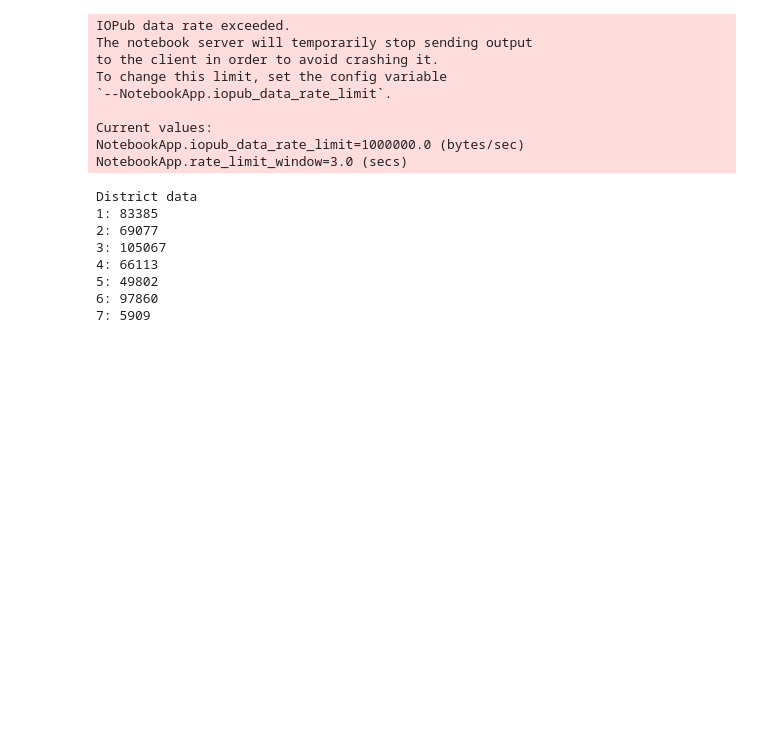
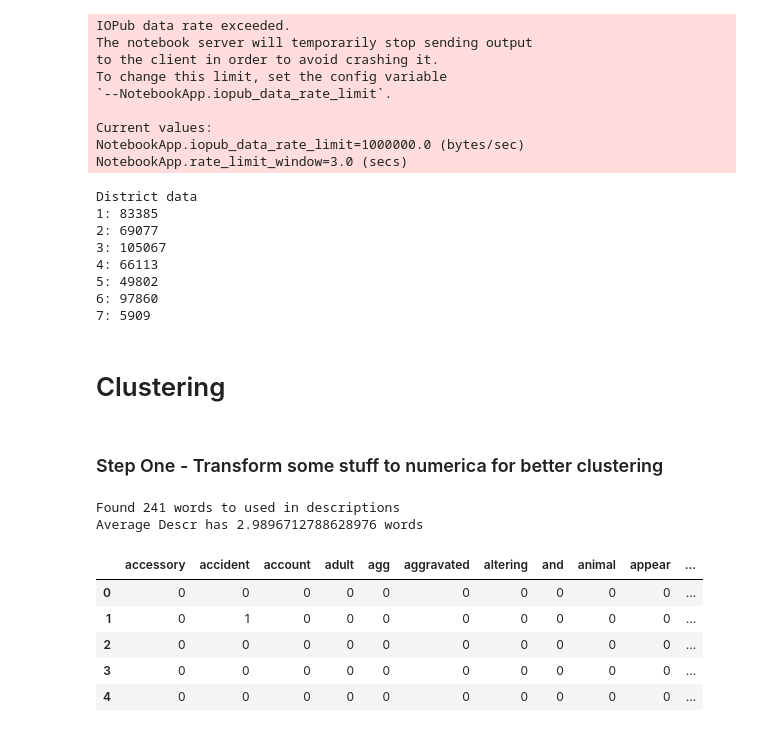
Before and after one commit to Anthony8887/Coursera_Capstone, a Jupyter notebook: Coursera Capstone final.ipynb, the cells around one changed output. Saved outputs shown, nothing was run; the diff lists cells and outputs as text; code cells hidden in the pictures; blank space fills up the shorter version.

Commit message:
new stuff2

```diff
--- a/Coursera Capstone final.ipynb
+++ b/Coursera Capstone final.ipynb
@@ -134,3 +134,35 @@ District data
 5: 49802
 6: 97860
 7: 5909
+# %% [markdown]
+# Clustering
+# %% [markdown]
+### Step One - Transform some stuff to numerica for better clustering
+# %%
+from sklearn.feature_extraction.text import CountVectorizer
+good_cluster_column = 'OFFENSE_TYPE_ID'
+avg_num_words = df[good_cluster_column].apply(lambda x: len(x.split('-'))).mean()
+vectorizer = CountVectorizer(binary=True, min_df=15)
+output = vectorizer.fit_transform(df[good_cluster_column]).todense()
+num_tokens = len(vectorizer.vocabulary_)
+print("Found {} words to used in descriptions".format(num_tokens))
+print("Average Descr has {} words".format(avg_num_words))
+# %% [output]
+Found 241 words to used in descriptions
+Average Descr has 2.9896712788628976 words
+# %%
+vocab = [''] * len(vectorizer.vocabulary_)
+for word, ind in vectorizer.vocabulary_.items():
+    vocab[ind] = word
+transformed_df = pd.DataFrame(data=output, columns=vocab)
+transformed_df['IS_CRIME'] = df['IS_CRIME']
+transformed_df['IS_TRAFFIC'] = df['IS_TRAFFIC']
+# %%
+transformed_df.head()
+# %% [output]
+|  | accessory | accident | account | adult | agg | aggravated | altering | and | animal | appear | ... |
+| 0 | 0 | 0 | 0 | 0 | 0 | 0 | 0 | 0 | 0 | 0 | ... |
+| 1 | 0 | 1 | 0 | 0 | 0 | 0 | 0 | 0 | 0 | 0 | ... |
+| 2 | 0 | 0 | 0 | 0 | 0 | 0 | 0 | 0 | 0 | 0 | ... |
+| 3 | 0 | 0 | 0 | 0 | 0 | 0 | 0 | 0 | 0 | 0 | ... |
+| 4 | 0 | 0 | 0 | 0 | 0 | 0 | 0 | 0 | 0 | 0 | ... |
```
Also changed, not shown: parts of 14 cells of this notebook.
